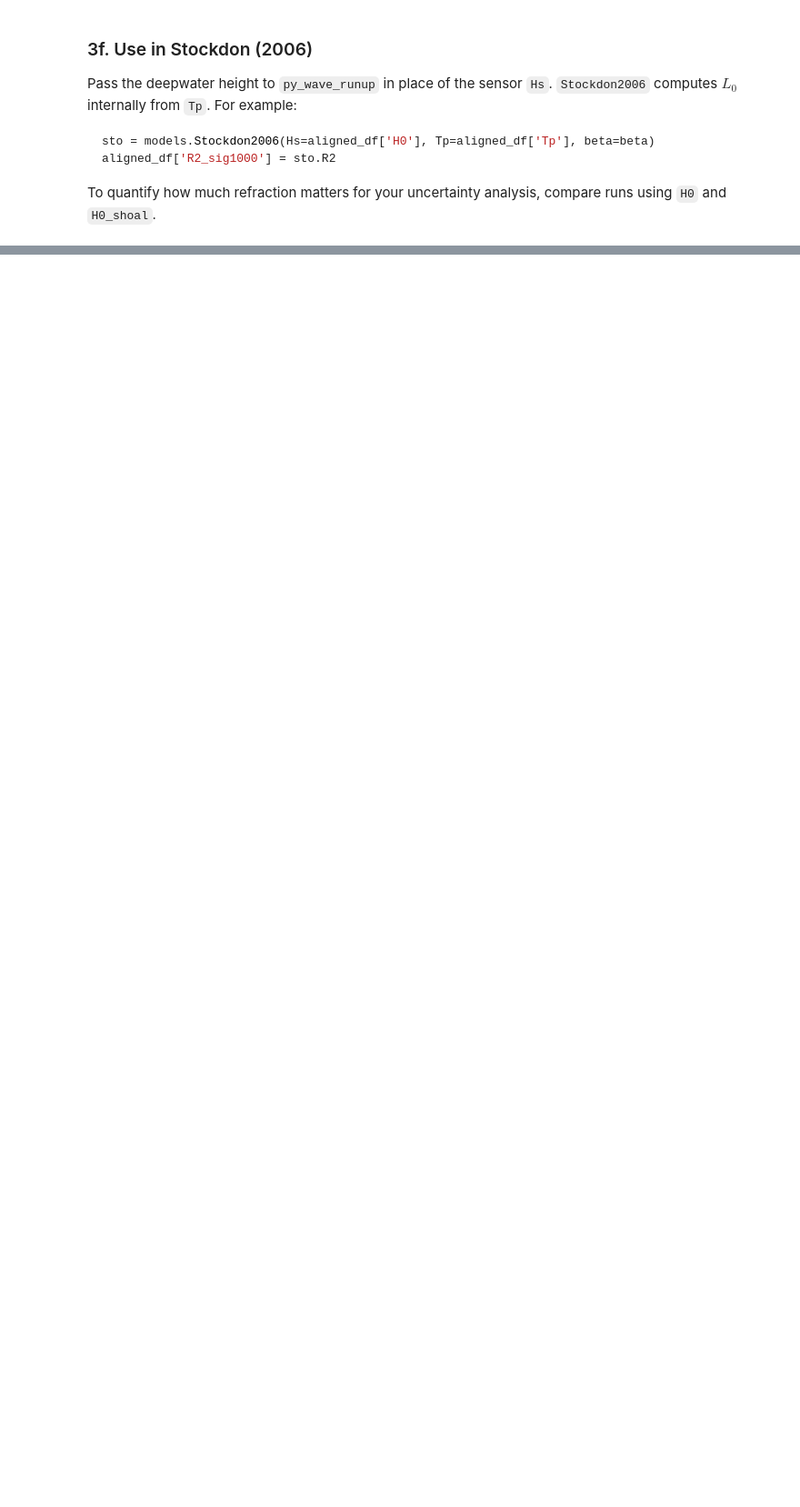
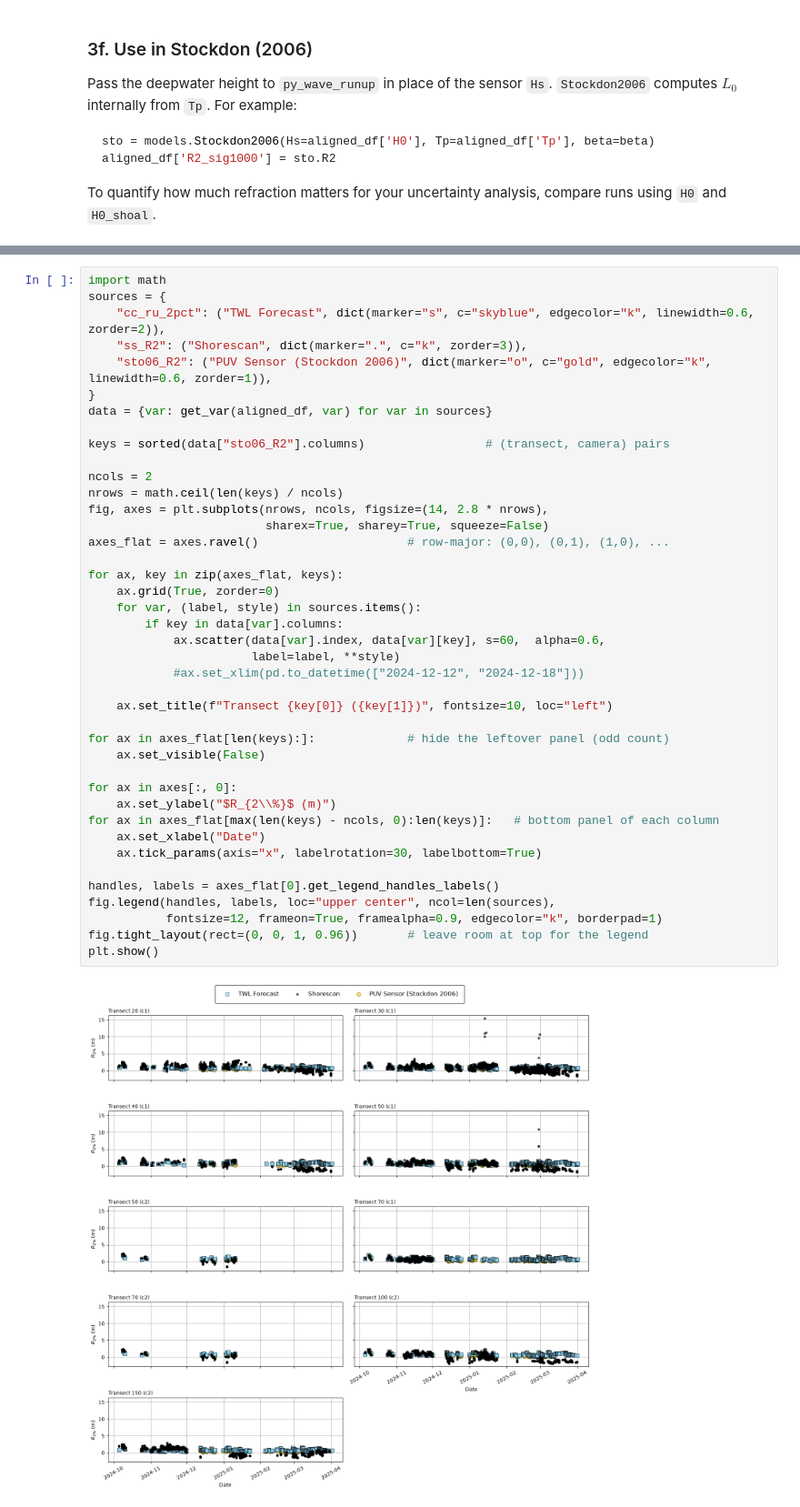
Before and after one commit to cvolpano/PUVprocessing_usgs, a Jupyter notebook: Scripts/TWL_SS_Stockdon2006_runup.ipynb, the cells around one changed output, grey strips where cells are left out. Shown at 91% size. Drawn from its saved outputs; the diff is of its cells as text; blank space fills up the shorter version.

```diff
--- a/Scripts/TWL_SS_Stockdon2006_runup.ipynb
+++ b/Scripts/TWL_SS_Stockdon2006_runup.ipynb
@@ -354,0 +427,43 @@ plt.show()
+# %%
+import math
+sources = {
+    "cc_ru_2pct": ("TWL Forecast", dict(marker="s", c="skyblue", edgecolor="k", linewidth=0.6, zorder=2)),
+    "ss_R2": ("Shorescan", dict(marker=".", c="k", zorder=3)),
+    "sto06_R2": ("PUV Sensor (Stockdon 2006)", dict(marker="o", c="gold", edgecolor="k", linewidth=0.6, zorder=1)),
+}
+data = {var: get_var(aligned_df, var) for var in sources}
+
+keys = sorted(data["sto06_R2"].columns)                 # (transect, camera) pairs
+
+ncols = 2
+nrows = math.ceil(len(keys) / ncols)
+fig, axes = plt.subplots(nrows, ncols, figsize=(14, 2.8 * nrows),
+                         sharex=True, sharey=True, squeeze=False)
+axes_flat = axes.ravel()                     # row-major: (0,0), (0,1), (1,0), ...
+
+for ax, key in zip(axes_flat, keys):
+    ax.grid(True, zorder=0)
+    for var, (label, style) in sources.items():
+        if key in data[var].columns:
+            ax.scatter(data[var].index, data[var][key], s=60,  alpha=0.6,
+                       label=label, **style)
+            #ax.set_xlim(pd.to_datetime(["2024-12-12", "2024-12-18"]))
+
+    ax.set_title(f"Transect {key[0]} ({key[1]})", fontsize=10, loc="left")
+
+for ax in axes_flat[len(keys):]:             # hide the leftover panel (odd count)
+    ax.set_visible(False)
+
+for ax in axes[:, 0]:
+    ax.set_ylabel("$R_{2\\%}$ (m)")
+for ax in axes_flat[max(len(keys) - ncols, 0):len(keys)]:   # bottom panel of each column
+    ax.set_xlabel("Date")
+    ax.tick_params(axis="x", labelrotation=30, labelbottom=True)
+
+handles, labels = axes_flat[0].get_legend_handles_labels()
+fig.legend(handles, labels, loc="upper center", ncol=len(sources),
+           fontsize=12, frameon=True, framealpha=0.9, edgecolor="k", borderpad=1)
+fig.tight_layout(rect=(0, 0, 1, 0.96))       # leave room at top for the legend
+plt.show()
+# %% [output]
+[figure, added]
```
Also changed, not shown: parts of 8 cells of this notebook, 59 other files.
